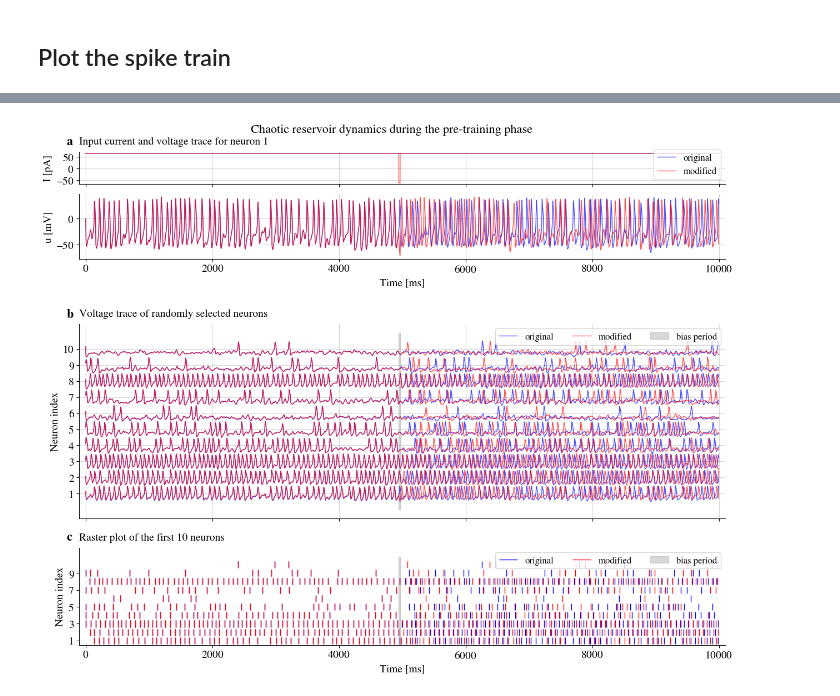
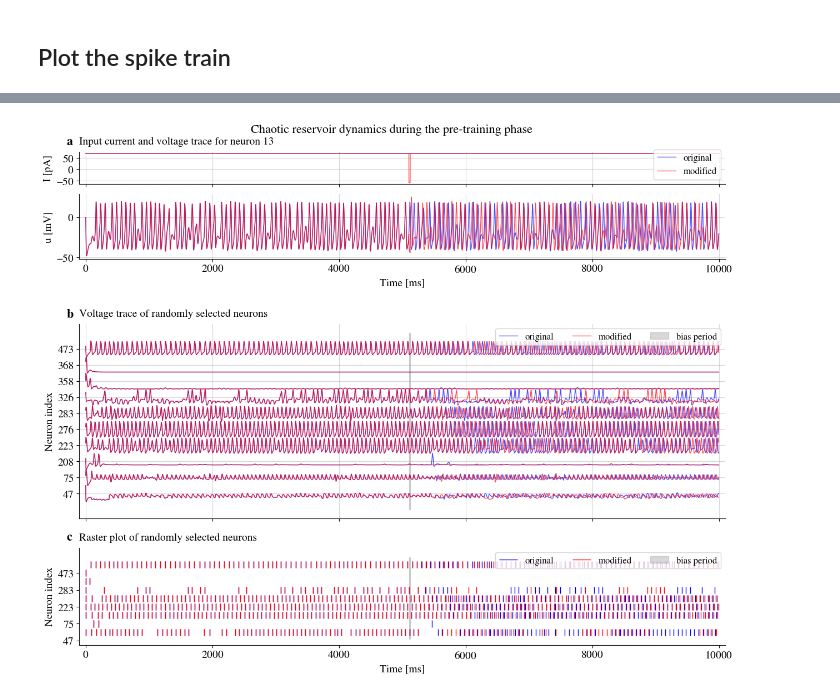
Before and after one commit to themahani/ml_force_research, a Jupyter notebook: morris_lecar/initial_chaos.ipynb, the cells around one changed output, grey strips where cells are left out. Drawn from its saved outputs; the diff is of its cells as text; code cells hidden in the pictures.

Commit message:
feat: initial chaos for conductance-based reservoir

```diff
--- a/morris_lecar/initial_chaos.ipynb
+++ b/morris_lecar/initial_chaos.ipynb
@@ -148,14 +214,14 @@ for i in tqdm(range(1, v_trace.size(0))):
             spikes_modified[neuron].append(t[i])
 # %%
 for i in tqdm(np.arange(nt_start)):
-    for neuron in range(ml.N):
-        if t[i] in spikes_original[neuron] and t[i] not in spikes_modified[neuron]:
+    for idx in range(ml.N):
+        if t[i] in spikes_original[idx] and t[i] not in spikes_modified[idx]:
             print(
-                f"Neuron {neuron} spiked at time {t[i]} in original but not in modified"
+                f"Neuron {idx} spiked at time {t[i]} in original but not in modified"
             )
-        if t[i] in spikes_modified[neuron] and t[i] not in spikes_original[neuron]:
+        if t[i] in spikes_modified[idx] and t[i] not in spikes_original[idx]:
             print(
-                f"Neuron {neuron} spiked at time {t[i]} in modified but not in original"
+                f"Neuron {idx} spiked at time {t[i]} in modified but not in original"
             )
 # %% [markdown]
 ## Plot the spike train
@@ -182,5 +235,6 @@ set_thesis_style()
 # %%
 def plot_voltage_trace(
+    neuron_index: int,
     voltage_trace_np: np.ndarray,
     v_trace_copy_np: np.ndarray,
     spikes_orig: list[list],
@@ -214,7 +268,7 @@ def plot_voltage_trace(
 
     # Plot input current for neuron 0
     axes[0].set_title(
-        "Input current and voltage trace for neuron 1", loc="left", pad=10
+        f"Input current and voltage trace for neuron {neuron_index + 1}", loc="left", pad=10
     )
     axes[0].plot(
         t, [Ie for _ in range(nt)], "b-", lw=1, label="original", alpha=line_alpha
@@ -226,10 +280,10 @@ def plot_voltage_trace(
     # axes[0].set_xlabel("Time [ms]")
     # plot the voltage trace for neuron 0
     axes[1].plot(
-        t, voltage_trace_np[:, 0], "b-", lw=1, label="original", alpha=line_alpha
+        t, voltage_trace_np[:, neuron_index], "b-", lw=1, label="original", alpha=line_alpha
     )
     axes[1].plot(
-        t, v_trace_copy_np[:, 0], "r-", lw=1, label="modified", alpha=line_alpha
+        t, v_trace_copy_np[:, neuron_index], "r-", lw=1, label="modified", alpha=line_alpha
     )
     axes[1].grid(alpha=0.5)
     axes[1].set_xlabel("Time [ms]")
@@ -313,7 +367,7 @@ def plot_voltage_trace(
     )
     ax_bottom.set_ylim([-0.5, len(spike_rands_sorted) + 1])
     ax_bottom.set_title(
-        f"Raster plot of the first {len(spike_rands_sorted)} neurons",
+        f"Raster plot of randomly selected neurons",
         loc="left",
         pad=10,
     )
@@ -367,19 +421,30 @@ def plot_voltage_trace(
     plt.show(fig)
 # %%
 voltage_trace_np = v_trace.numpy()
-np.random.seed(seed+21)
+np.random.seed(seed + 21)
 rands = np.random.randint(low=0, high=ml.N, size=10)
-spike_rands = np.arange(10)
-rands = np.arange(10)
+spike_rands = rands
+# rands = np.arange(10, 20)
 step = 10
 shift = 7
 plot_voltage_trace(
-    voltage_trace_np, v_trace_copy.numpy(), spikes_original, spikes_modified,
-    rands, spike_rands, t, figsize=(15, 10), line_alpha=0.7,
-    step=step, save_dir=save_dir, extension="pdf", fname="initial_chaos_voltage_trace"
-    )
+    neuron_index=neuron_index,
+    voltage_trace_np=voltage_trace_np,
+    v_trace_copy_np=v_trace_copy.numpy(),
+    spikes_orig=spikes_original,
+    spikes_modif=spikes_modified,
+    rands=rands,
+    spike_rands=spike_rands,
+    t=t,
+    figsize=(15, 10),
+    line_alpha=0.7,
+    step=step,
+    save_dir=save_dir,
+    extension="pdf",
+    fname="initial_chaos_voltage_trace"
+)
 # %% [output]
-[figure, old version]
+[figure, new version]
 # %%
 figure = plt.figure(figsize=(12, 5), layout='tight')
 figure.add_subplot(1, 1, 1)
```
Also changed, not shown: parts of 16 cells of this notebook, 1 other file.
